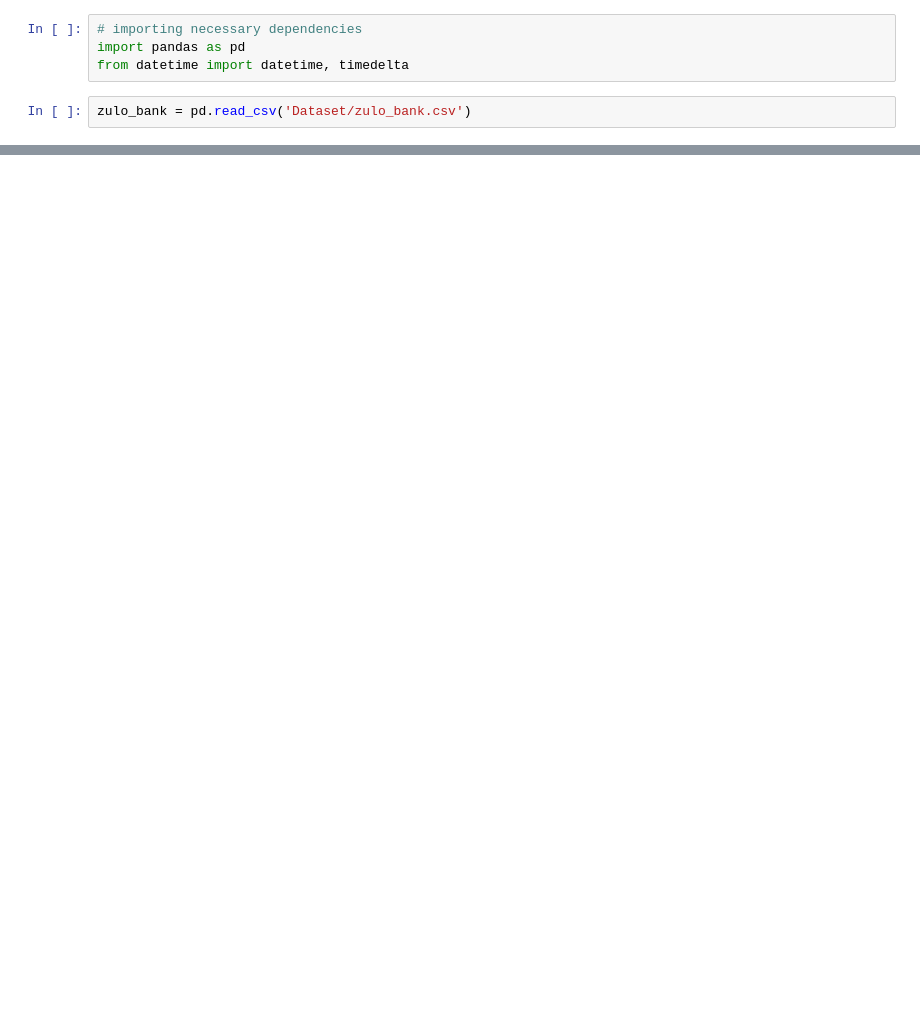
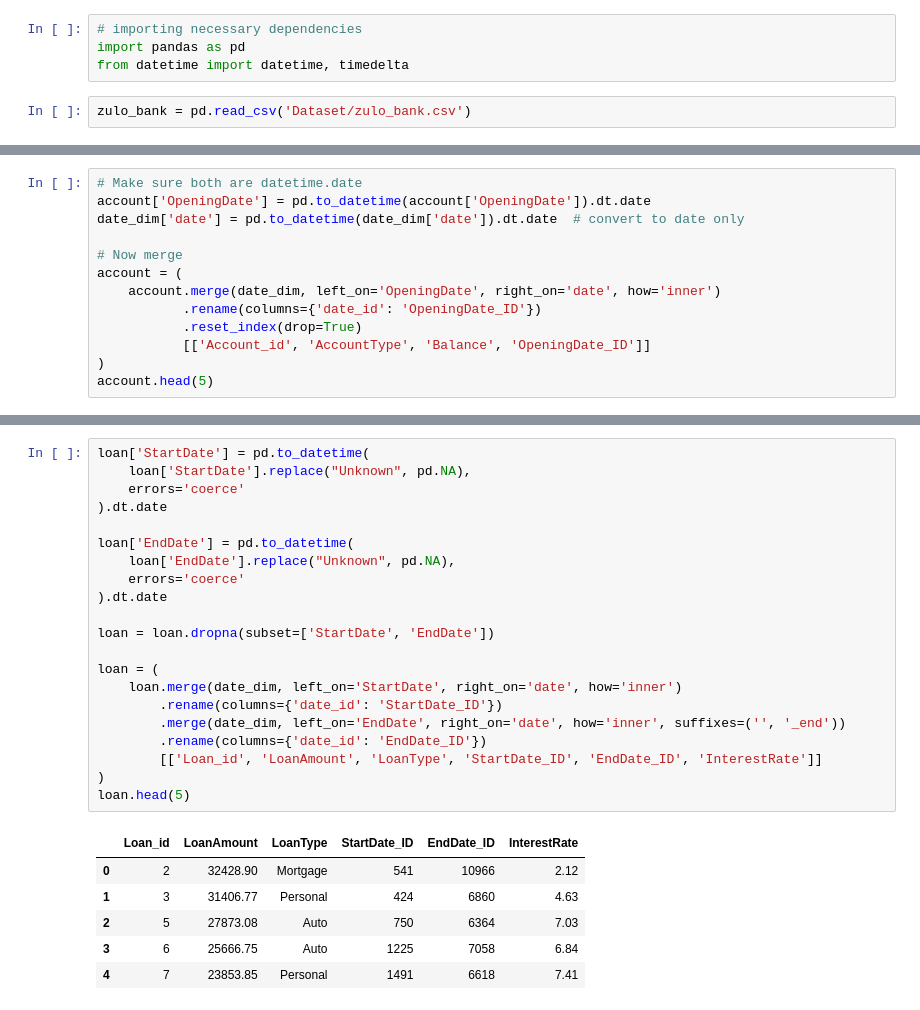
Before and after one commit to TemitopeFagbemi/zulo_bank_RDBMS_setup, a Jupyter notebook: zulo_bank_notebook.ipynb, the cells around one changed output, grey strips where cells are left out. Drawn from its saved outputs; the diff is of its cells as text; blank space fills up the shorter version.

```diff
--- a/zulo_bank_notebook.ipynb
+++ b/zulo_bank_notebook.ipynb
@@ -15,0 +163,13 @@ zulo_bank.head(5)
+# %%
+# Make sure both are datetime.date
+account['OpeningDate'] = pd.to_datetime(account['OpeningDate']).dt.date
+date_dim['date'] = pd.to_datetime(date_dim['date']).dt.date  # convert to date only
+
+# Now merge
+account = (
+    account.merge(date_dim, left_on='OpeningDate', right_on='date', how='inner')
+           .rename(columns={'date_id': 'OpeningDate_ID'})
+           .reset_index(drop=True)
+           [['Account_id', 'AccountType', 'Balance', 'OpeningDate_ID']]
+)
+account.head(5)
@@ -15,0 +208,28 @@ zulo_bank.head(5)
+# %%
+loan['StartDate'] = pd.to_datetime(
+    loan['StartDate'].replace("Unknown", pd.NA),
+    errors='coerce'
+).dt.date
+
+loan['EndDate'] = pd.to_datetime(
+    loan['EndDate'].replace("Unknown", pd.NA),
+    errors='coerce'
+).dt.date
+
+loan = loan.dropna(subset=['StartDate', 'EndDate'])
+
+loan = (
+    loan.merge(date_dim, left_on='StartDate', right_on='date', how='inner')
+        .rename(columns={'date_id': 'StartDate_ID'})
+        .merge(date_dim, left_on='EndDate', right_on='date', how='inner', suffixes=('', '_end'))
+        .rename(columns={'date_id': 'EndDate_ID'})
+        [['Loan_id', 'LoanAmount', 'LoanType', 'StartDate_ID', 'EndDate_ID', 'InterestRate']]
+)
+loan.head(5)
+# %% [output]
+|  | Loan_id | LoanAmount | LoanType | StartDate_ID | EndDate_ID | InterestRate |
+| 0 | 2 | 32428.90 | Mortgage | 541 | 10966 | 2.12 |
+| 1 | 3 | 31406.77 | Personal | 424 | 6860 | 4.63 |
+| 2 | 5 | 27873.08 | Auto | 750 | 6364 | 7.03 |
+| 3 | 6 | 25666.75 | Auto | 1225 | 7058 | 6.84 |
+| 4 | 7 | 23853.85 | Personal | 1491 | 6618 | 7.41 |
```
Also changed, not shown: parts of 13 cells of this notebook, 6 other files.
